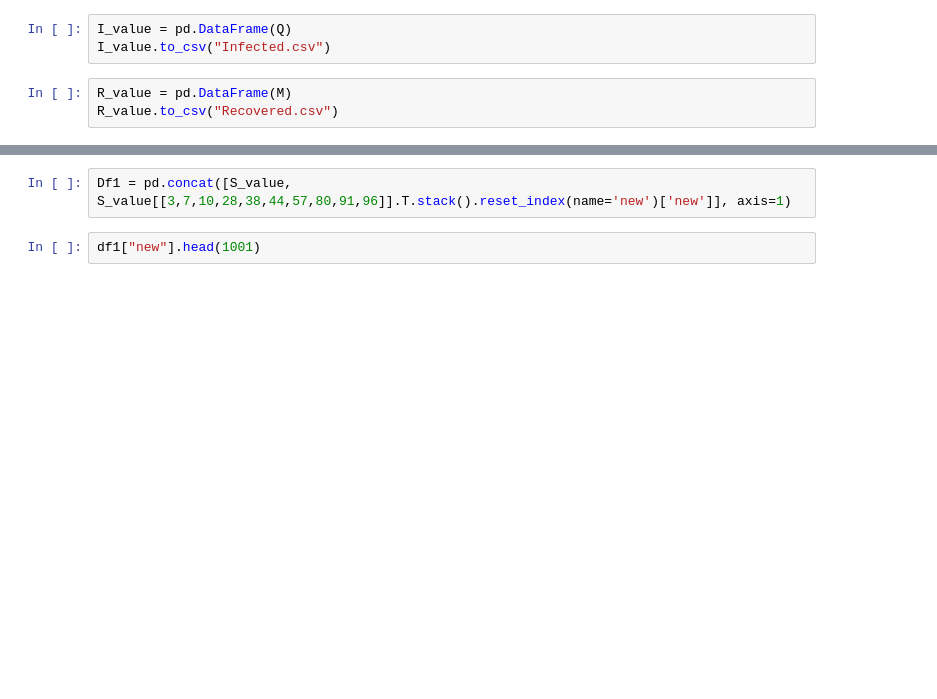
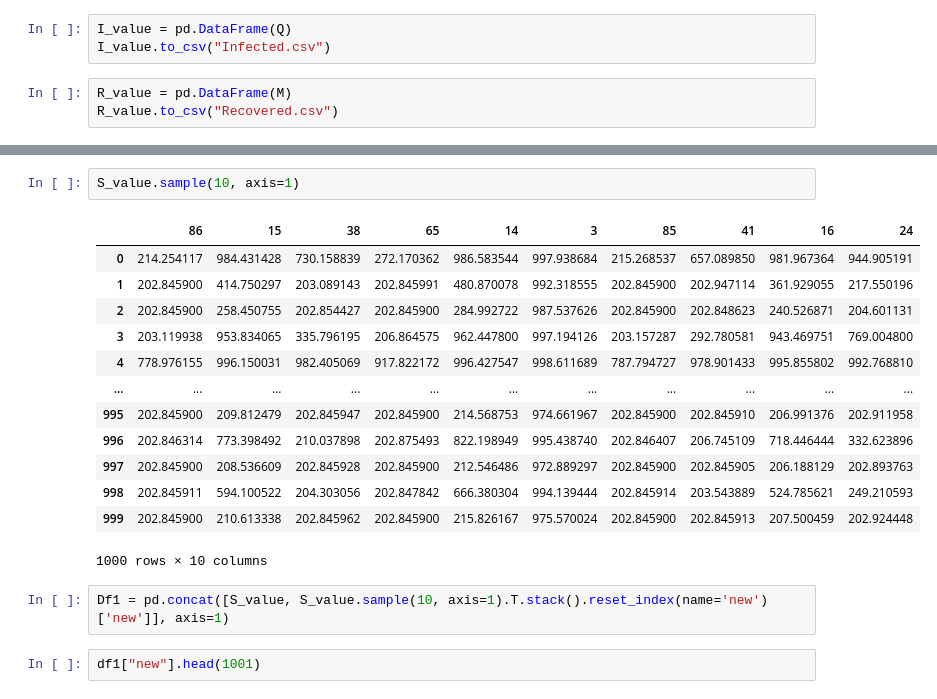
Before and after one commit to dharma610/Neural-network-model-for-compartmenral-model-SIR-and-SEIR-, a Jupyter notebook: project.ipynb, the cells around one changed output, grey strips where cells are left out. Drawn from its saved outputs; the diff is of its cells as text; blank space fills up the shorter version.

```diff
--- a/project.ipynb
+++ b/project.ipynb
@@ -99,5 +131,21 @@ df1 = pd.concat([S_value, S_value[[2,6,9,27,37,43,56,79,90,95]].T.stack().reset_
+# %%
+S_value.sample(10, axis=1)
+# %% [output]
+|  | 86 | 15 | 38 | 65 | 14 | 3 | 85 | 41 | 16 | 24 |
+| 0 | 214.254117 | 984.431428 | 730.158839 | 272.170362 | 986.583544 | 997.938684 | 215.268537 | 657.089850 | 981.967364 | 944.905191 |
+| 1 | 202.845900 | 414.750297 | 203.089143 | 202.845991 | 480.870078 | 992.318555 | 202.845900 | 202.947114 | 361.929055 | 217.550196 |
+| 2 | 202.845900 | 258.450755 | 202.854427 | 202.845900 | 284.992722 | 987.537626 | 202.845900 | 202.848623 | 240.526871 | 204.601131 |
+| 3 | 203.119938 | 953.834065 | 335.796195 | 206.864575 | 962.447800 | 997.194126 | 203.157287 | 292.780581 | 943.469751 | 769.004800 |
+| 4 | 778.976155 | 996.150031 | 982.405069 | 917.822172 | 996.427547 | 998.611689 | 787.794727 | 978.901433 | 995.855802 | 992.768810 |
+| ... | ... | ... | ... | ... | ... | ... | ... | ... | ... | ... |
+| 995 | 202.845900 | 209.812479 | 202.845947 | 202.845900 | 214.568753 | 974.661967 | 202.845900 | 202.845910 | 206.991376 | 202.911958 |
+| 996 | 202.846314 | 773.398492 | 210.037898 | 202.875493 | 822.198949 | 995.438740 | 202.846407 | 206.745109 | 718.446444 | 332.623896 |
+| 997 | 202.845900 | 208.536609 | 202.845928 | 202.845900 | 212.546486 | 972.889297 | 202.845900 | 202.845905 | 206.188129 | 202.893763 |
+| 998 | 202.845911 | 594.100522 | 204.303056 | 202.847842 | 666.380304 | 994.139444 | 202.845914 | 203.543889 | 524.785621 | 249.210593 |
+| 999 | 202.845900 | 210.613338 | 202.845962 | 202.845900 | 215.826167 | 975.570024 | 202.845900 | 202.845913 | 207.500459 | 202.924448 |
+1000 rows × 10 columns
 # %%
-Df1 = pd.concat([S_value, S_value[[3,7,10,28,38,44,57,80,91,96]].T.stack().reset_index(name='new')['new']], axis=1)
+Df1 = pd.concat([S_value, S_value.sample(10, axis=1).T.stack().reset_index(name='new')['new']], axis=1)
 # %%
 df1["new"].head(1001)
 # %% [output]
```
Also changed, not shown: parts of 7 cells of this notebook.
